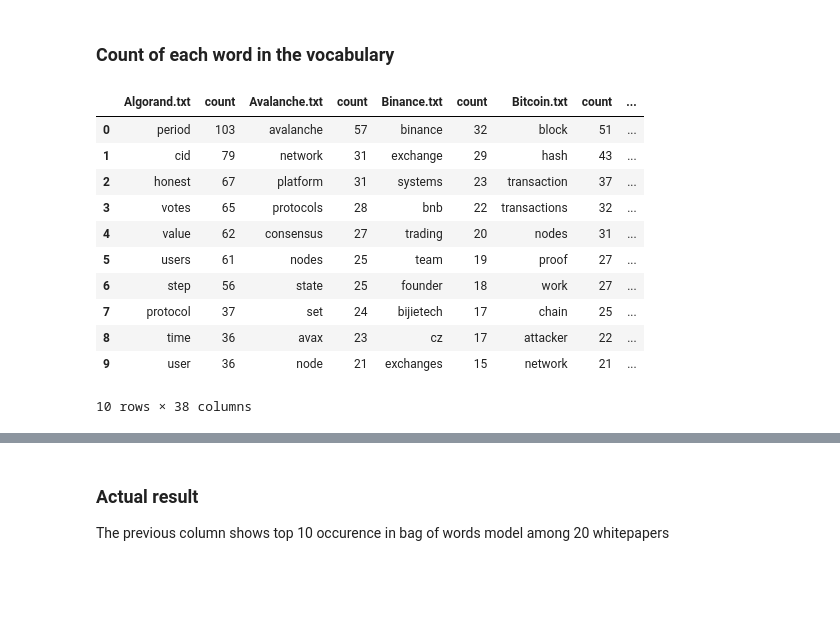
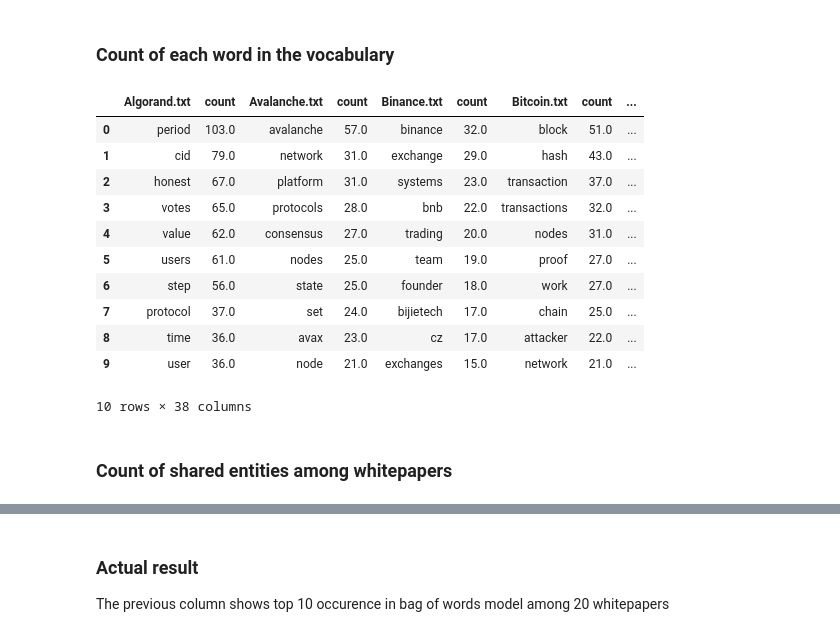
Before and after one commit to muh005/kg-via-dl, a Jupyter notebook: knowledge_graph/bag_of_words_model.ipynb, the cells around one changed output, grey strips where cells are left out. Saved outputs shown, nothing was run; the diff lists cells and outputs as text; code cells hidden in the pictures; blank space fills up the shorter version.

Commit message:
checkpoint: create dictionary of frequence
create dictionary of frequence for each word shared among whitepapers

```diff
--- a/knowledge_graph/bag_of_words_model.ipynb
+++ b/knowledge_graph/bag_of_words_model.ipynb
@@ -152,7 +152,7 @@ df_whitepapers
 | 5331 | NaN | NaN | NaN | NaN | NaN |  | NaN | ... |
 5332 rows × 19 columns
 # %%
-def fit(vectorizer, df_column, occ = 10):
+def fit(vectorizer, df_column):
     # Function to fit a vectorizer to whitepaper
     # The input is vectorizer, and a df_column (whitepaper)
     # the output is a list of top 10 occurence
@@ -171,29 +171,31 @@ def fit(vectorizer, df_column, occ = 10):
 
     # reverse sort occurence of words
     feat_occ = sorted(paired, key = lambda x: x[1], reverse=True)
-    return pd.DataFrame(list(feat_occ[:occ]))
+    return pd.DataFrame(list(feat_occ))
 # %% [markdown]
 ### CountVectorizer
 # %%
 vectorizer1 = CountVectorizer(stop_words='english')
 # %% [markdown]
 ### Count of each word in the vocabulary
-# %%
-bow_occ_from_each_whitepaper = (fit(vectorizer1, df_whitepapers[i]) for i in filenames)
-df_bow_occ = pd.concat(bow_occ_from_each_whitepaper, ignore_index=True, axis=1)
-df_bow_columns = [val for val in filenames for _ in (0, 1)]
-df_bow_occ.columns = [i if not c % 2 else "count" for c, i in enumerate(df_bow_columns)]
-df_bow_occ
-# %% [output]
-|  | Algorand.txt | count | Avalanche.txt | count | Binance.txt | count | Bitcoin.txt | count | ... |
-| 0 | period | 103 | avalanche | 57 | binance | 32 | block | 51 | ... |
-| 1 | cid | 79 | network | 31 | exchange | 29 | hash | 43 | ... |
-| 2 | honest | 67 | platform | 31 | systems | 23 | transaction | 37 | ... |
-| 3 | votes | 65 | protocols | 28 | bnb | 22 | transactions | 32 | ... |
-| 4 | value | 62 | consensus | 27 | trading | 20 | nodes | 31 | ... |
-| 5 | users | 61 | nodes | 25 | team | 19 | proof | 27 | ... |
-| 6 | step | 56 | state | 25 | founder | 18 | work | 27 | ... |
-| 7 | protocol | 37 | set | 24 | bijietech | 17 | chain | 25 | ... |
-| 8 | time | 36 | avax | 23 | cz | 17 | attacker | 22 | ... |
-| 9 | user | 36 | node | 21 | exchanges | 15 | network | 21 | ... |
-10 rows × 38 columns
+# %%
+bow_occ_from_each_whitepaper = (fit(vectorizer1, df_whitepapers[i]) for i in filenames)
+df_bow_occ = pd.concat(bow_occ_from_each_whitepaper, ignore_index=True, axis=1)
+df_bow_columns = [val for val in filenames for _ in (0, 1)]
+df_bow_occ.columns = [i if not c % 2 else "count" for c, i in enumerate(df_bow_columns)]
+df_bow_occ[:10]
+# %% [output]
+|  | Algorand.txt | count | Avalanche.txt | count | Binance.txt | count | Bitcoin.txt | count | ... |
+| 0 | period | 103.0 | avalanche | 57.0 | binance | 32.0 | block | 51.0 | ... |
+| 1 | cid | 79.0 | network | 31.0 | exchange | 29.0 | hash | 43.0 | ... |
+| 2 | honest | 67.0 | platform | 31.0 | systems | 23.0 | transaction | 37.0 | ... |
+| 3 | votes | 65.0 | protocols | 28.0 | bnb | 22.0 | transactions | 32.0 | ... |
+| 4 | value | 62.0 | consensus | 27.0 | trading | 20.0 | nodes | 31.0 | ... |
+| 5 | users | 61.0 | nodes | 25.0 | team | 19.0 | proof | 27.0 | ... |
+| 6 | step | 56.0 | state | 25.0 | founder | 18.0 | work | 27.0 | ... |
+| 7 | protocol | 37.0 | set | 24.0 | bijietech | 17.0 | chain | 25.0 | ... |
+| 8 | time | 36.0 | avax | 23.0 | cz | 17.0 | attacker | 22.0 | ... |
+| 9 | user | 36.0 | node | 21.0 | exchanges | 15.0 | network | 21.0 | ... |
+10 rows × 38 columns
+# %% [markdown]
+### Count of shared entities among whitepapers
```
Also changed, not shown: parts of 9 cells of this notebook.
